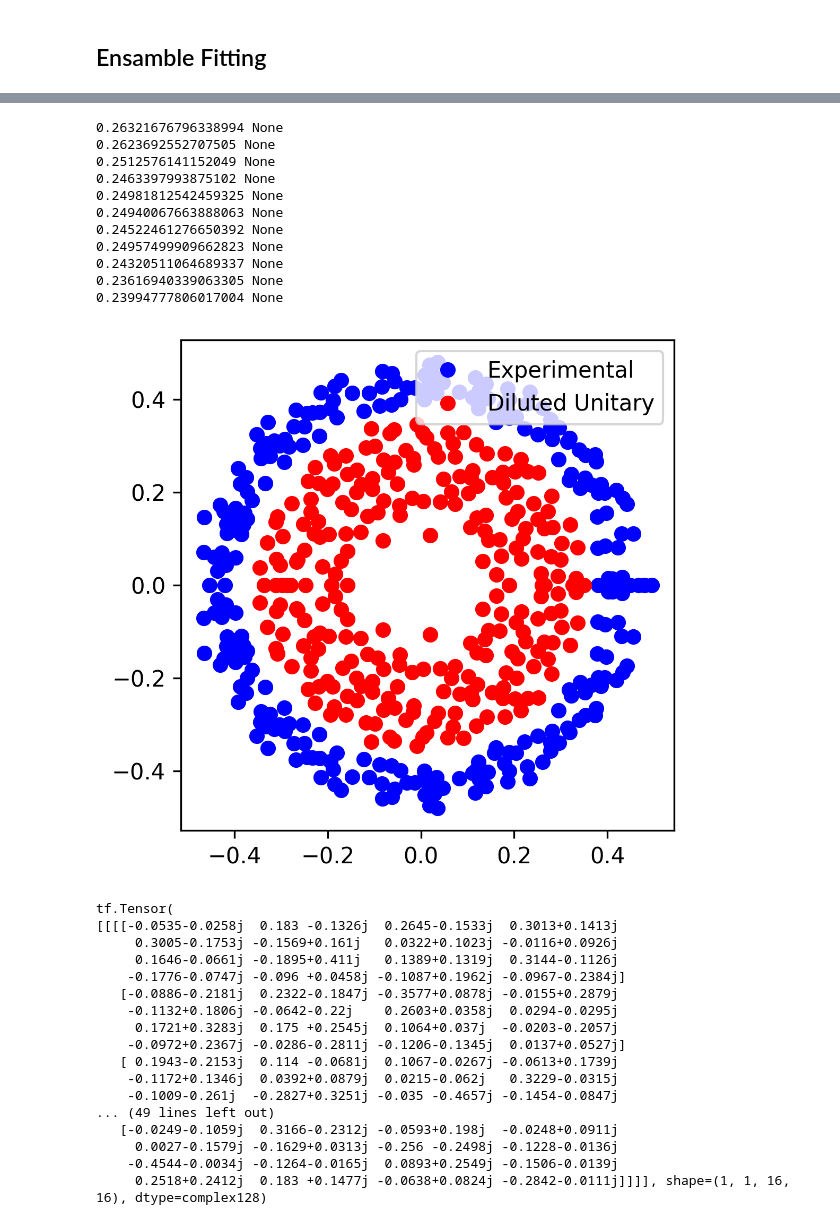
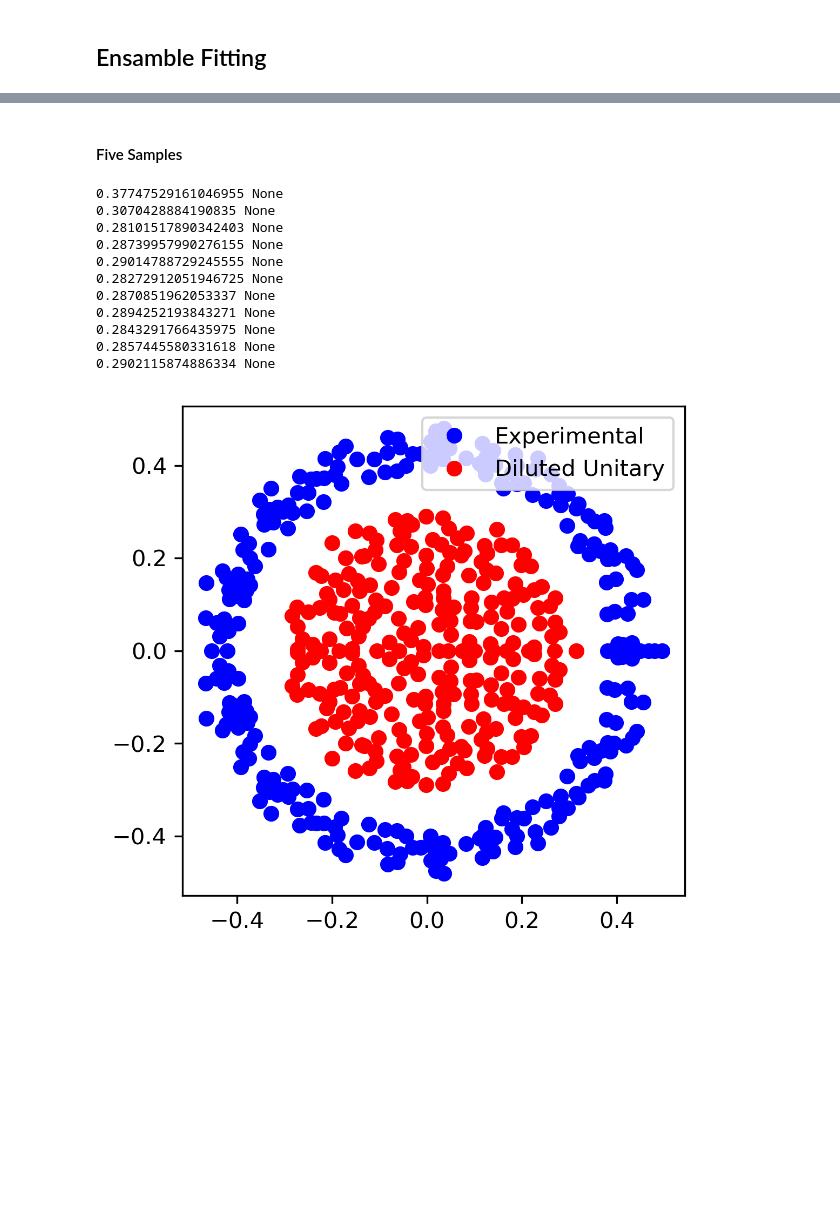
Before and after one commit to KristianWold/experimental-quantum-spectrum, a Jupyter notebook: notebooks/nisq_spectrum/diluted_unitary/Diluted Unitary Probability Fitting.ipynb, the cells around one changed output, grey strips where cells are left out. Saved outputs shown, nothing was run; the diff lists cells and outputs as text; code cells hidden in the pictures; blank space fills up the shorter version.

```diff
--- a/notebooks/nisq_spectrum/diluted_unitary/Diluted Unitary Probability Fitting.ipynb
+++ b/notebooks/nisq_spectrum/diluted_unitary/Diluted Unitary Probability Fitting.ipynb
@@ -260,3 +106,5 @@ tf.Tensor(0.2518504518173999, shape=(), dtype=float64)
+# %% [markdown]
+#### Five Samples
 # %%
 np.random.seed(42)
 np.random.seed(42)
@@ -271,55 +119,36 @@ ensamble_diluted_unitary = EnsambleDilutedUnitary(d = d,
 model = ModelQuantumMap(channel = ensamble_diluted_unitary,
                         loss_function = EnsambleProbabilityMSE(),
                         optimizer = tf.keras.optimizers.Adam(learning_rate=0.01),
-                        logger = Logger(sample_freq = 10, loss_function = EnsambleProbabilityMSE()))
+                        logger = Logger(sample_freq = 100, loss_function = EnsambleProbabilityMSE()))
 # %%
 model.train(inputs = inputs,
             targets = targets,
-            num_iter = 100,
+            num_iter = 1000,
             N = 500,
             verbose = True)
 # %% [output]
-0.26321676796338994 None
-0.2623692552707505 None
-0.2512576141152049 None
-0.2463397993875102 None
-0.24981812542459325 None
-0.24940067663888063 None
-0.24522461276650392 None
-0.24957499909662823 None
-0.24320511064689337 None
-0.23616940339063305 None
-0.23994777806017004 None
+0.37747529161046955 None
+0.3070428884190835 None
+0.28101517890342403 None
+0.28739957990276155 None
+0.29014788729245555 None
+0.28272912051946725 None
+0.2870851962053337 None
+0.2894252193843271 None
+0.2843291766435975 None
+0.2857445580331618 None
+0.2902115874886334 None
 # %%
-spectrum_model = channel_spectrum(model.channel.ensamble[2], keep_unity=False)
+spectrum_model = channel_spectrum(model.channel.ensamble[0], keep_unity=False)
 
 fig = plt.figure(figsize=(4,4), dpi = 300, facecolor='w', edgecolor='k')
 
 plt.plot(spectrum1[:,0], spectrum1[:,1], "bo")
 plt.plot(spectrum_model[:,0], spectrum_model[:,1], "ro")
 plt.legend(["Experimental", "Diluted Unitary"])
 plt.show()
-
-print(model.channel.ensamble[1].U)
 # %% [output]
-[figure, old version]
+[figure, new version]
-tf.Tensor(
-[[[[-0.0535-0.0258j  0.183 -0.1326j  0.2645-0.1533j  0.3013+0.1413j
-     0.3005-0.1753j -0.1569+0.161j   0.0322+0.1023j -0.0116+0.0926j
-     0.1646-0.0661j -0.1895+0.411j   0.1389+0.1319j  0.3144-0.1126j
-    -0.1776-0.0747j -0.096 +0.0458j -0.1087+0.1962j -0.0967-0.2384j]
-   [-0.0886-0.2181j  0.2322-0.1847j -0.3577+0.0878j -0.0155+0.2879j
-    -0.1132+0.1806j -0.0642-0.22j    0.2603+0.0358j  0.0294-0.0295j
-     0.1721+0.3283j  0.175 +0.2545j  0.1064+0.037j  -0.0203-0.2057j
-    -0.0972+0.2367j -0.0286-0.2811j -0.1206-0.1345j  0.0137+0.0527j]
-   [ 0.1943-0.2153j  0.114 -0.0681j  0.1067-0.0267j -0.0613+0.1739j
-    -0.1172+0.1346j  0.0392+0.0879j  0.0215-0.062j   0.3229-0.0315j
-    -0.1009-0.261j  -0.2827+0.3251j -0.035 -0.4657j -0.1454-0.0847j
-... (49 lines left out)
-   [-0.0249-0.1059j  0.3166-0.2312j -0.0593+0.198j  -0.0248+0.0911j
-     0.0027-0.1579j -0.1629+0.0313j -0.256 -0.2498j -0.1228-0.0136j
-    -0.4544-0.0034j -0.1264-0.0165j  0.0893+0.2549j -0.1506-0.0139j
-     0.2518+0.2412j  0.183 +0.1477j -0.0638+0.0824j -0.2842-0.0111j]]]], shape=(1, 1, 16, 16), dtype=complex128)
 # %%
 np.random.seed(42)
 np.random.seed(42)
```
Also changed, not shown: parts of 51 cells of this notebook, 5 other files.
